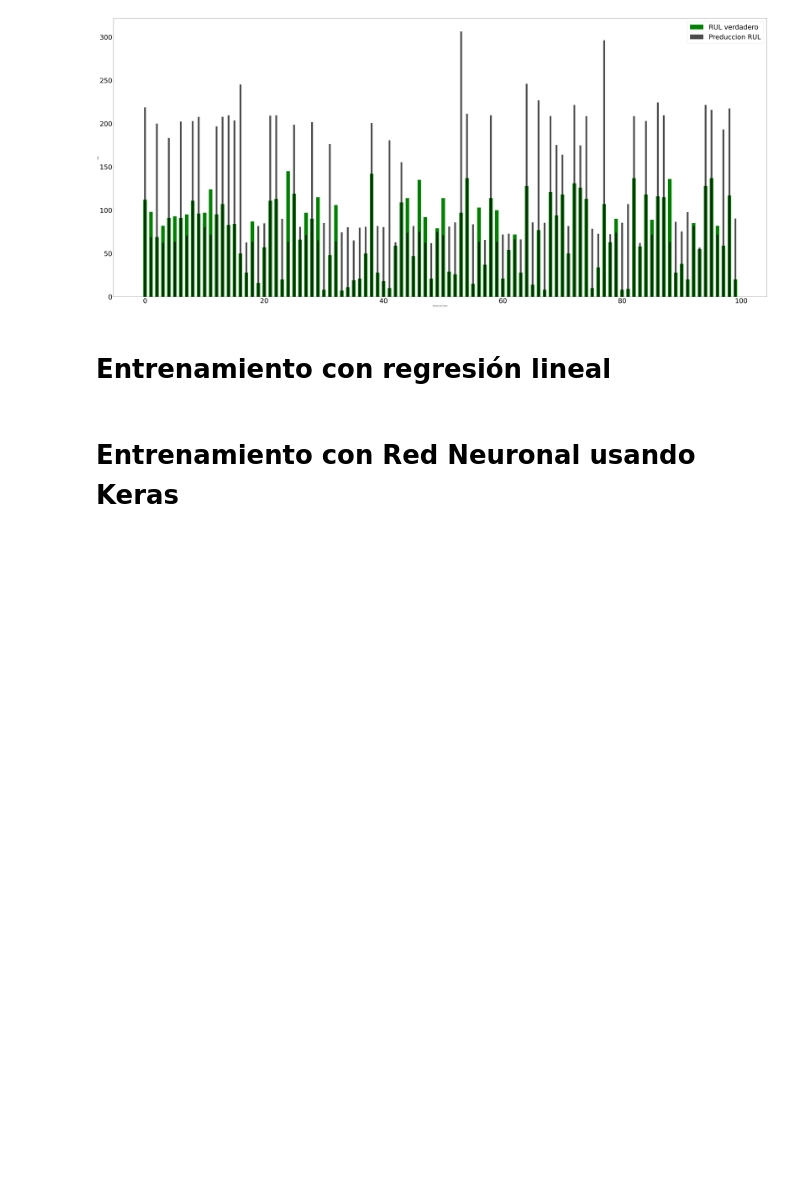
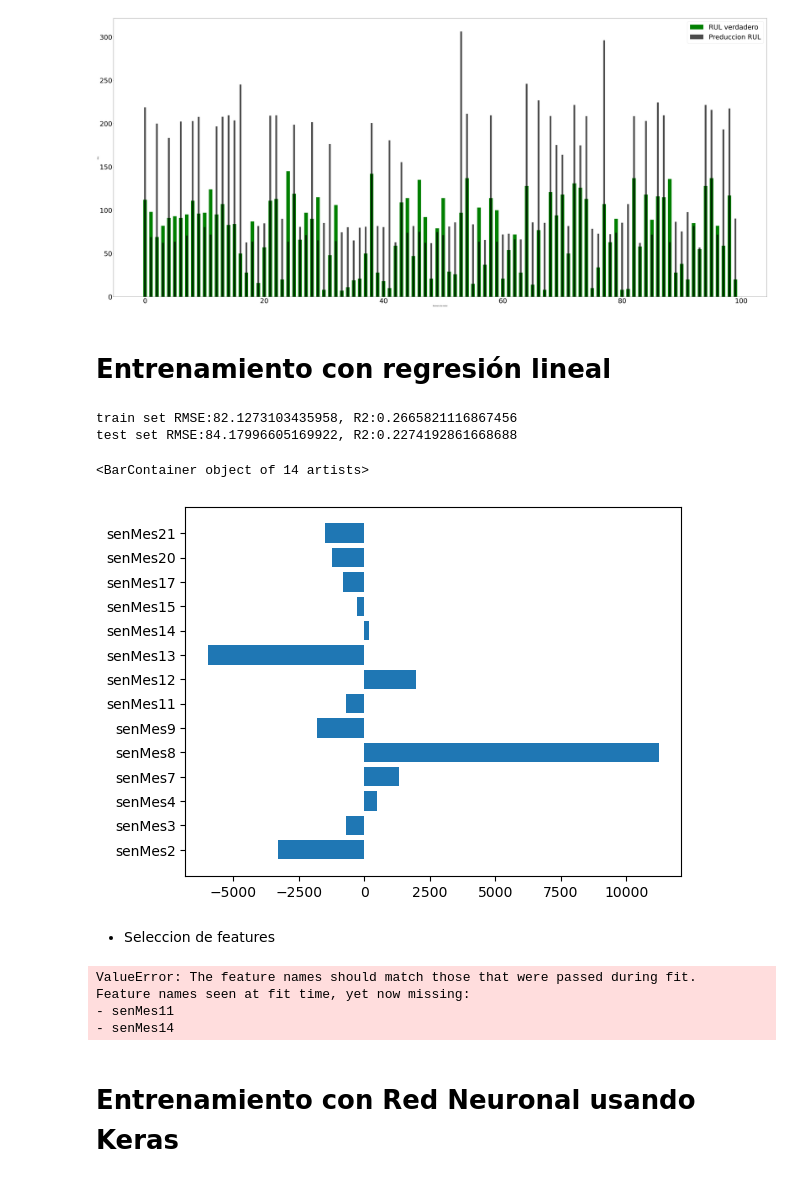
Before and after one commit to esauresndiz/NASA-Turbofan-Jet-Engine, a Jupyter notebook: Modelado ML supervisado.ipynb, the cells around one changed output. Drawn from its saved outputs; the diff is of its cells as text; code cells hidden in the pictures; blank space fills up the shorter version.

```diff
--- a/Modelado ML supervisado.ipynb
+++ b/Modelado ML supervisado.ipynb
@@ -323,22 +323,52 @@ plot_predActual(y_validation_FD001, y_hat_valid_rf)
 # %%
 from sklearn.linear_model import LinearRegression
 
 
 #variables para que esau use:
-#Entrenamiento:  X_train y_train, X_test, y_test
+#Entrenamiento:  X_train y_train, X_test, y_test (vienen ya escaladas, en 70-30)
 # Validación:
 # df_validation_FD001_max: digamos es el data frame de las X, no lo modifiques copialo en alguna variable local
-# validation_rf_FD001:
+# validation_rf_FD001:  es el RUL es la y que debes usar, es la independiente que nos da el data set de la NADA
 
 model = LinearRegression()
 model.fit(X_train,y_train)
 
-y_hat_train = model.predict(X_train)
-evaluate(y_train,y_hat_train, label='train')
-y_hat_test = model.predict(X_test)
-evaluate(y_test, y_hat_test, label='test')
+y_hat_train_LR = model.predict(X_train)
+evaluate(y_train,y_hat_train_LR, label='train')
+
+
+y_hat_test_LR = model.predict(X_test)
+evaluate(y_test, y_hat_test_LR, label='test')
 
 plt.barh(X_train.columns, model.coef_)
+# %% [output]
+train set RMSE:82.1273103435958, R2:0.2665821116867456
+test set RMSE:84.17996605169922, R2:0.2274192861668688
+<BarContainer object of 14 artists>
+[figure, added]
+# %% [markdown]
+* Seleccion de features
+# %%
+selected_features = ['senMes2', 'senMes7', 'senMes8', 'senMes9', 'senMes12', 'senMes13', 'senMes20', 'senMes21']
+
+
+
+
+X_train_LR =  X_train[selected_features]
+X_test_LR =  X_test[selected_features]
+
+y_hat_train_LR = model.predict(X_train_LR)
+evaluate(y_train,y_hat_train_LR, label='train')
+
+y_hat_test_LR = model.predict(X_test_LR)
+evaluate(y_test, y_hat_test_LR, label='test')
+
+plt.barh(X_train.columns, model.coef_)
+# %% [output]
+ValueError: The feature names should match those that were passed during fit.
+Feature names seen at fit time, yet now missing:
+- senMes11
+- senMes14
 # %% [markdown]
 <h1> Entrenamiento con Red Neuronal usando Keras </h1>
 # %% [markdown]
```
Also changed, not shown: parts of 2 cells of this notebook.
